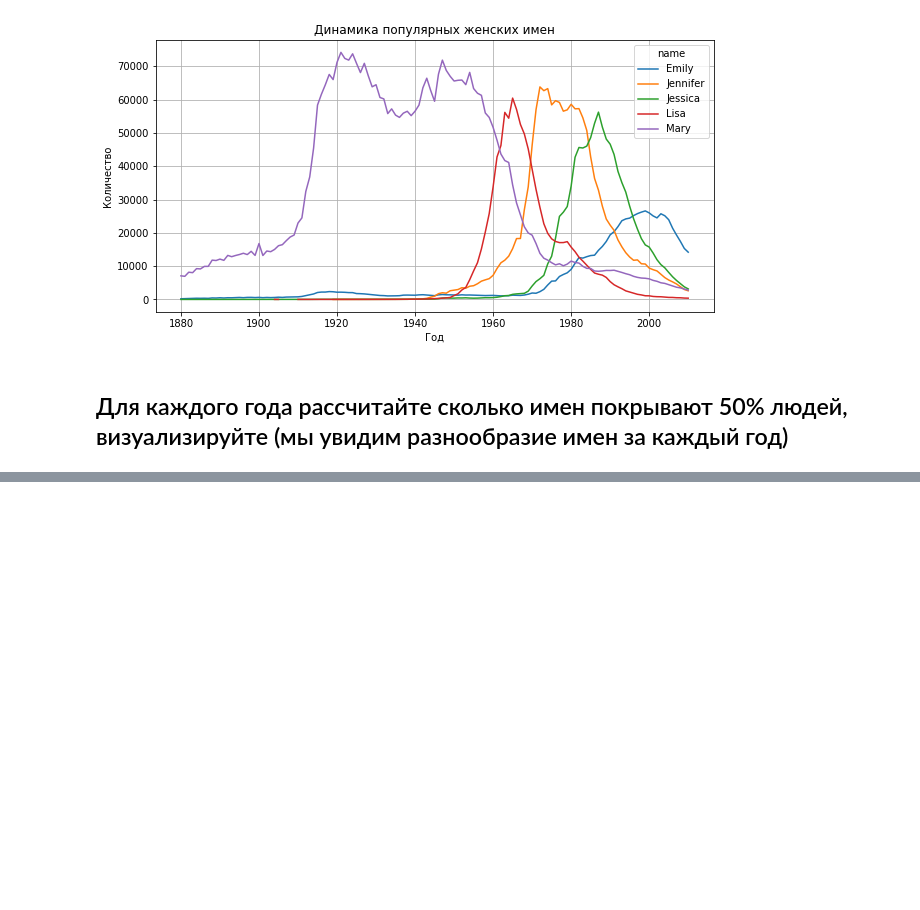
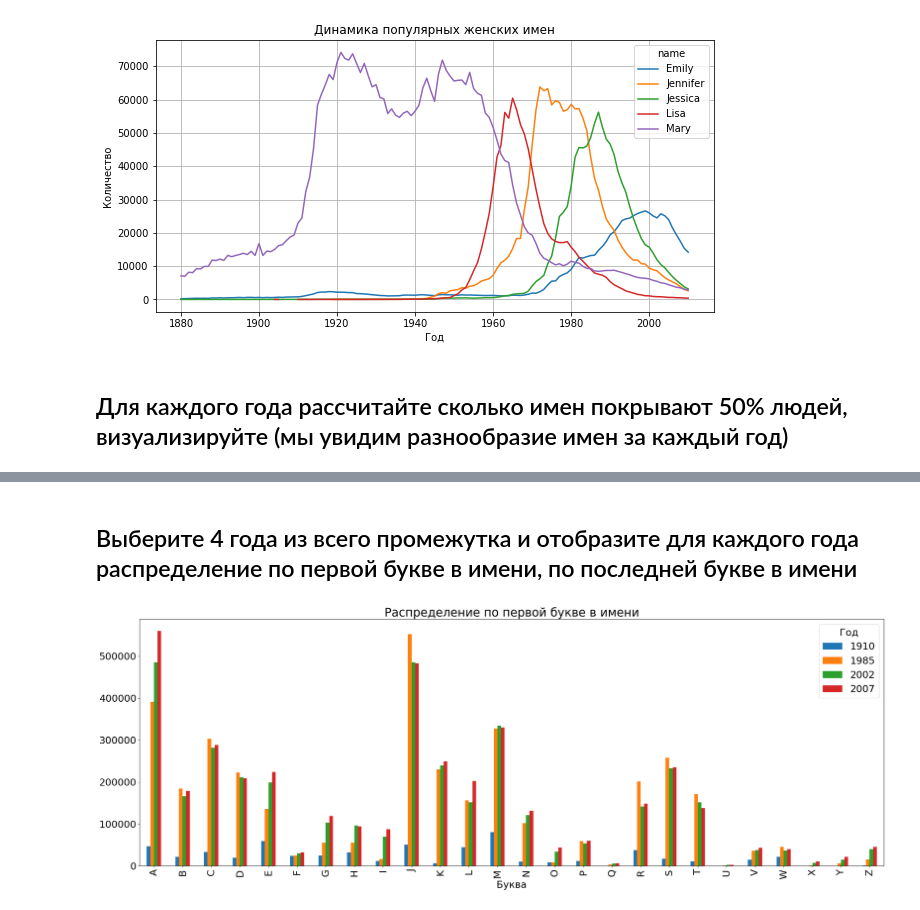
Before and after one commit to damu4/names_analysis, a Jupyter notebook: names_analysis.ipynb, the cells around one changed output, grey strips where cells are left out. Cells and saved outputs as stored; diff of their text form; code cells hidden in the pictures; blank space fills up the shorter version.

Commit message:
Letter distribution added

```diff
--- a/names_analysis.ipynb
+++ b/names_analysis.ipynb
@@ -127,0 +128,17 @@ Text(0.5,1,'Разнообразие имен за каждый год')
+# %% [markdown]
+## Выберите 4 года из всего промежутка и отобразите для каждого года распределение по первой букве в имени, по последней букве в имени
+# %%
+font = {'size'   : '22'}
+matplotlib.rc('font', **font)
+YEARS = [1910,1985,2002,2007]
+df3 = df.copy()
+first_letters = df3['name'].apply(lambda x: x[0])
+last_letters = df3['name'].apply(lambda x: x[-1])
+first_letters_table = df3.pivot_table('num', index=first_letters, columns='year', aggfunc=sum)[YEARS]
+last_letters_table = df3.pivot_table('num', index=last_letters, columns='year', aggfunc=sum)[YEARS]
+first_letters_table.plot.bar(figsize=(30, 10), legend=True)
+plt.title('Распределение по первой букве в имени')
+plt.xlabel('Буква')
+legend=plt.legend(title='Год')
+# %% [output]
+[figure, added]
```
Also changed, not shown: parts of 2 cells of this notebook.
